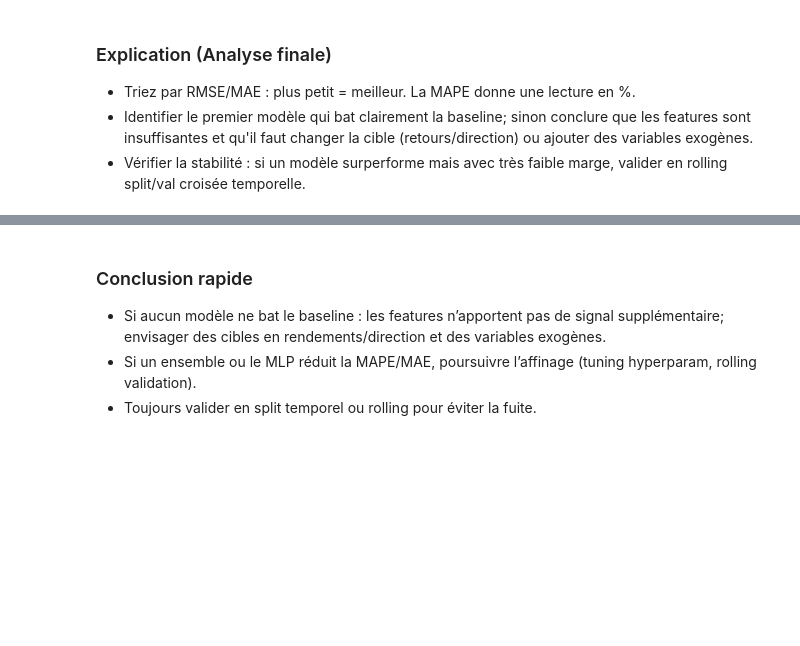
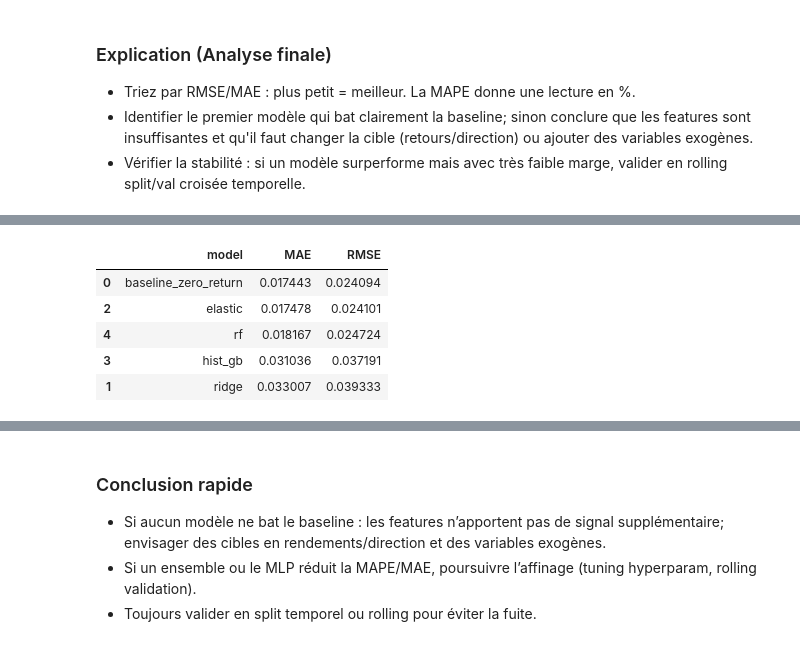
Before and after one commit to rmnbm/BTC-Price-Modeling, a Jupyter notebook: advanced_models_notebook.ipynb, the cells around one changed output, grey strips where cells are left out. Saved outputs shown, nothing was run; the diff lists cells and outputs as text; code cells hidden in the pictures; blank space fills up the shorter version.

```diff
--- a/advanced_models_notebook.ipynb
+++ b/advanced_models_notebook.ipynb
@@ -241,0 +380,55 @@ final_table.reset_index(drop=True)
+# %%
+# Variante retour log + sentiment (rapide)
+import numpy as np
+from sklearn.linear_model import Ridge, ElasticNet
+from sklearn.ensemble import HistGradientBoostingRegressor, RandomForestRegressor
+
+btc = pd.read_csv('btc_features_daily.csv', parse_dates=['timestamp']).sort_values('timestamp').reset_index(drop=True)
+sent = pd.read_csv('sentiment_fng_dataset.csv')
+if 'date' not in sent.columns:
+    sent = sent.rename(columns={sent.columns[0]:'date'})
+sent['date'] = pd.to_datetime(sent['date'])
+sent.columns = [c.lower() for c in sent.columns]
+sent_daily = sent.set_index('date').sort_index().resample('D').ffill().reset_index()
+
+btc['date'] = btc['timestamp'].dt.normalize()
+btc = btc.merge(sent_daily, on='date', how='left')
+btc['fear_and_greed_index'] = btc['fear_and_greed_index'].ffill().bfill()
+btc = btc.drop(columns=['date'])
+
+# Cible : log-return du close t->t+1
+y = np.log(btc['close'].shift(-1) / btc['close'])
+btc = btc.iloc[:-1]
+y = y.iloc[:-1]
+feature_cols = [c for c in btc.columns if c not in ['timestamp']]
+X = btc[feature_cols]
+
+n = len(X); tr=int(n*0.7); va=int(n*0.85)
+X_train, X_val, X_test = X.iloc[:tr], X.iloc[tr:va], X.iloc[va:]
+y_train, y_val, y_test = y.iloc[:tr], y.iloc[tr:va], y.iloc[va:]
+
+rmse = lambda yt, yp: mean_squared_error(yt, yp)**0.5
+results_ret = []
+# baseline : retour nul
+pred0 = np.zeros_like(y_test)
+results_ret.append({'model':'baseline_zero_return','MAE':mean_absolute_error(y_test,pred0),'RMSE':rmse(y_test,pred0)})
+
+models_ret = [
+    ('ridge', make_pipeline(StandardScaler(), Ridge(alpha=5.0))),
+    ('elastic', make_pipeline(StandardScaler(), ElasticNet(alpha=0.1, l1_ratio=0.5, max_iter=5000))),
+    ('hist_gb', HistGradientBoostingRegressor(random_state=0, max_depth=4, learning_rate=0.05, max_iter=500)),
+    ('rf', RandomForestRegressor(n_estimators=400, random_state=0, n_jobs=-1, max_depth=6, min_samples_leaf=3)),
+]
+for name, model in models_ret:
+    model.fit(X_train, y_train)
+    pred = model.predict(X_test)
+    results_ret.append({'model':name,'MAE':mean_absolute_error(y_test,pred),'RMSE':rmse(y_test,pred)})
+
+pd.DataFrame(results_ret).sort_values('RMSE')
+# %% [output]
+|  | model | MAE | RMSE |
+| 0 | baseline_zero_return | 0.017443 | 0.024094 |
+| 2 | elastic | 0.017478 | 0.024101 |
+| 4 | rf | 0.018167 | 0.024724 |
+| 3 | hist_gb | 0.031036 | 0.037191 |
+| 1 | ridge | 0.033007 | 0.039333 |
```
Also changed, not shown: parts of 13 cells of this notebook, 4 other files.
